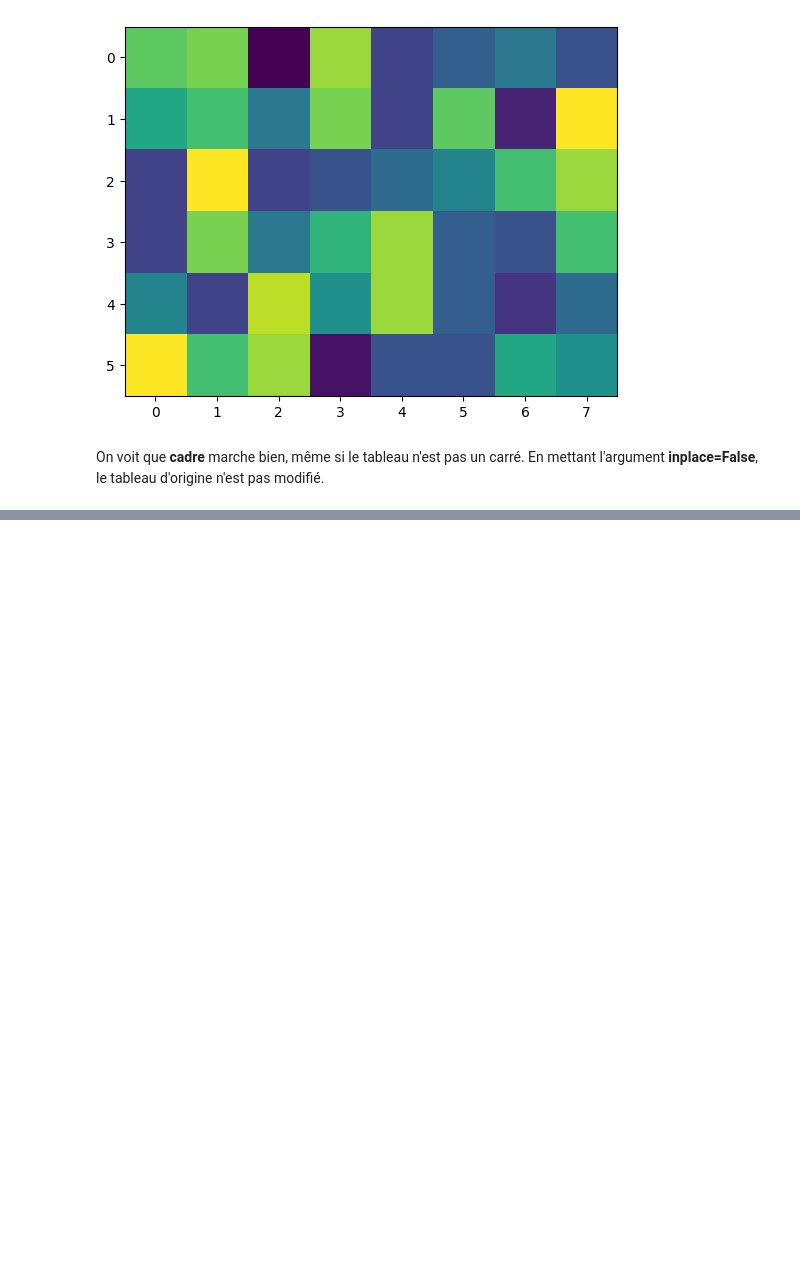
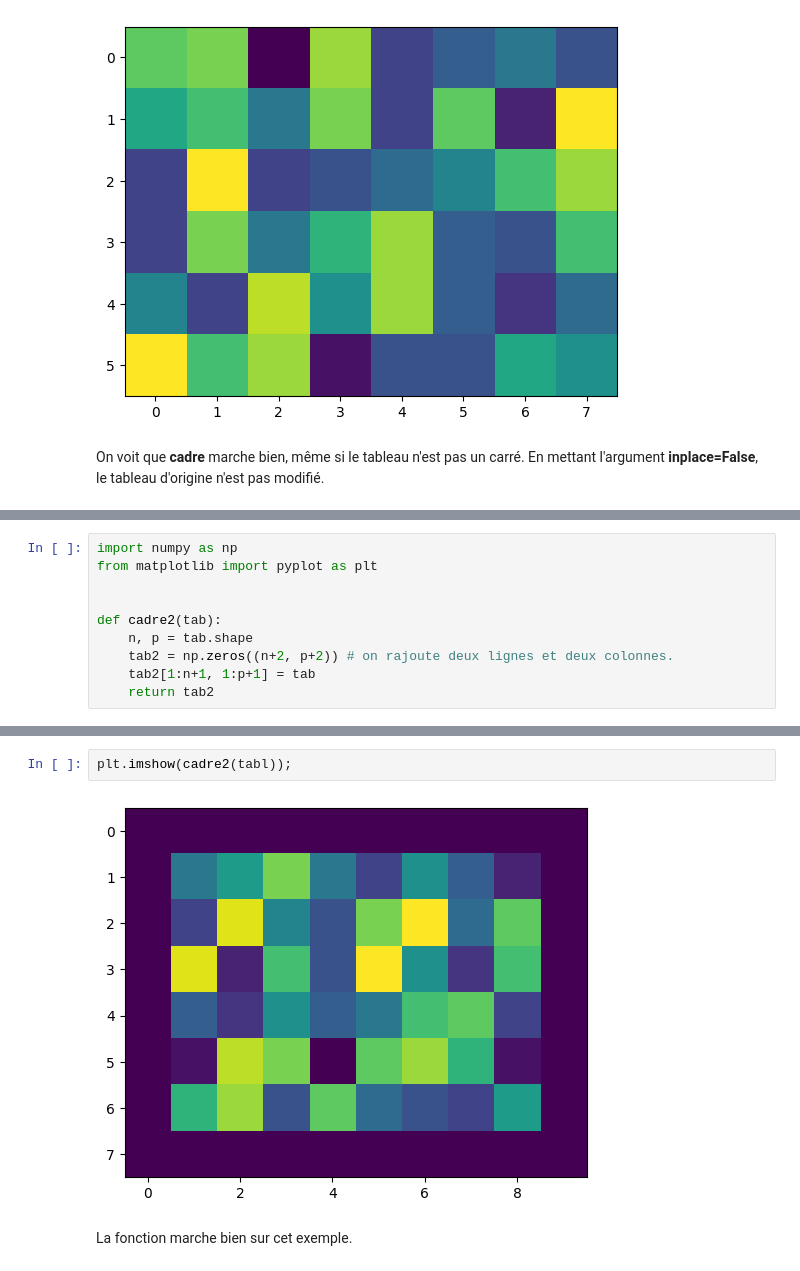
Before and after one commit to matthieuclaudon/pe-exos1, a Jupyter notebook: exos-semaine1.ipynb, the cells around one changed output, grey strips where cells are left out. Drawn from its saved outputs; the diff is of its cells as text; blank space fills up the shorter version.

Commit message:
Exercice Cadre2

```diff
--- a/exos-semaine1.ipynb
+++ b/exos-semaine1.ipynb
@@ -45,0 +50,10 @@ On voit que **cadre** marche bien, même si le tableau n'est pas un carré. En m
+# %%
+import numpy as np
+from matplotlib import pyplot as plt
+
+
+def cadre2(tab):
+    n, p = tab.shape
+    tab2 = np.zeros((n+2, p+2)) # on rajoute deux lignes et deux colonnes.
+    tab2[1:n+1, 1:p+1] = tab
+    return tab2
@@ -45,0 +65,6 @@ On voit que **cadre** marche bien, même si le tableau n'est pas un carré. En m
+# %%
+plt.imshow(cadre2(tabl));
+# %% [output]
+[figure, added]
+# %% [markdown]
+La fonction marche bien sur cet exemple.
```
Also changed, not shown: parts of 3 cells of this notebook.
